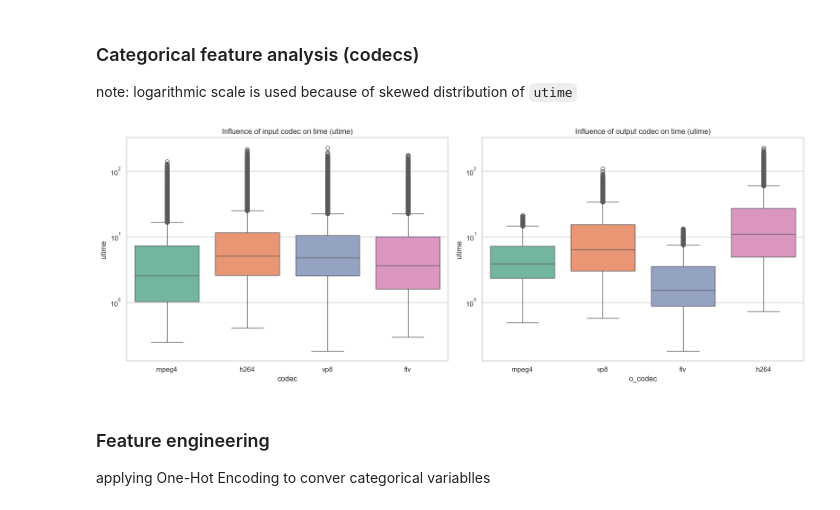
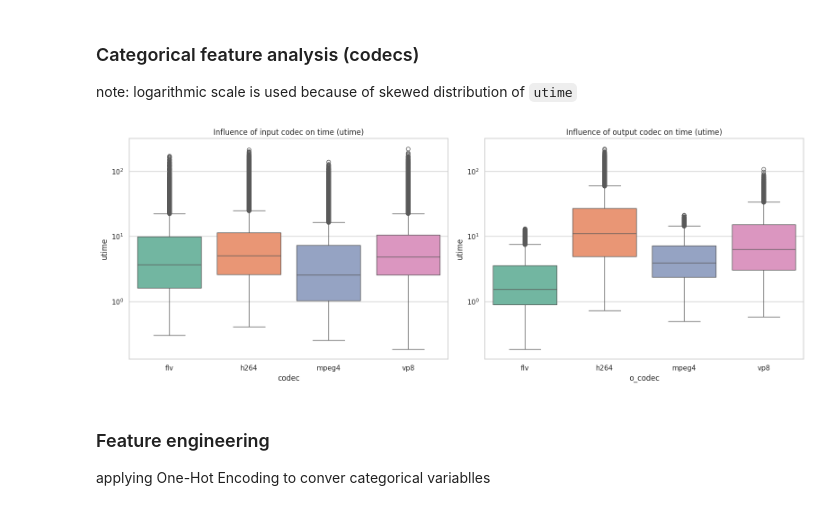
Before and after one commit to gdziewon/transcoding, a Jupyter notebook: notebooks/01_EDA_and_Preprocessing.ipynb, the cells around one changed output. Cells and saved outputs as stored; diff of their text form; code cells hidden in the pictures.

```diff
--- a/notebooks/01_EDA_and_Preprocessing.ipynb
+++ b/notebooks/01_EDA_and_Preprocessing.ipynb
@@ -11,6 +11,9 @@ sns.set_theme(style="whitegrid")
 plt.rcParams['figure.figsize'] = (10, 6)
 # %% [markdown]
 ### Data loading
+# %%
+plots_dir = pathlib.Path("../images/EDA")
+plots_dir.mkdir(exist_ok=True)
 # %%
 data_dir = pathlib.Path("../data")
 measurement_file = data_dir / "transcoding_measurement.tsv"
@@ -158,22 +165,30 @@ Name: utime, dtype: float64
 ### Categorical feature analysis (codecs)
 note: logarithmic scale is used because of skewed distribution of `utime`
 # %%
+codecs_order = sorted(list(set(df['codec'].unique()) | set(df['o_codec'].unique())))
+palette_values = sns.color_palette("Set2", n_colors=len(codecs_order))
+codec_colors = dict(zip(codecs_order, palette_values))
+
 fig, axes = plt.subplots(1, 2, figsize=(16, 6))
 
 # Input codec influence over utime
-sns.boxplot(ax=axes[0], x='codec', y='utime', data=df, palette='Set2', hue='codec', legend=False)
+sns.boxplot(ax=axes[0], x='codec', y='utime', data=df, palette=codec_colors, hue='codec', legend=False, order=codecs_order)
 axes[0].set_title('Influence of input codec on time (utime)')
 axes[0].set_yscale('log')
 
 # Output codec influence over utime
-sns.boxplot(ax=axes[1], x='o_codec', y='utime', data=df, palette='Set2', hue='o_codec', legend=False)
+sns.boxplot(ax=axes[1], x='o_codec', y='utime', data=df, palette=codec_colors, hue='o_codec', legend=False, order=codecs_order)
 axes[1].set_title('Influence of output codec on time (utime)')
 axes[1].set_yscale('log')
 
 plt.tight_layout()
+
+save_path = plots_dir / "codecs_influence.png"
+plt.savefig(save_path, dpi=300, bbox_inches='tight')
+
 plt.show()
 # %% [output]
-[figure, old version]
+[figure, new version]
 # %% [markdown]
 ### Feature engineering
 applying One-Hot Encoding to conver categorical variablles
```
Also changed, not shown: parts of 4 cells of this notebook, 4 other files.
